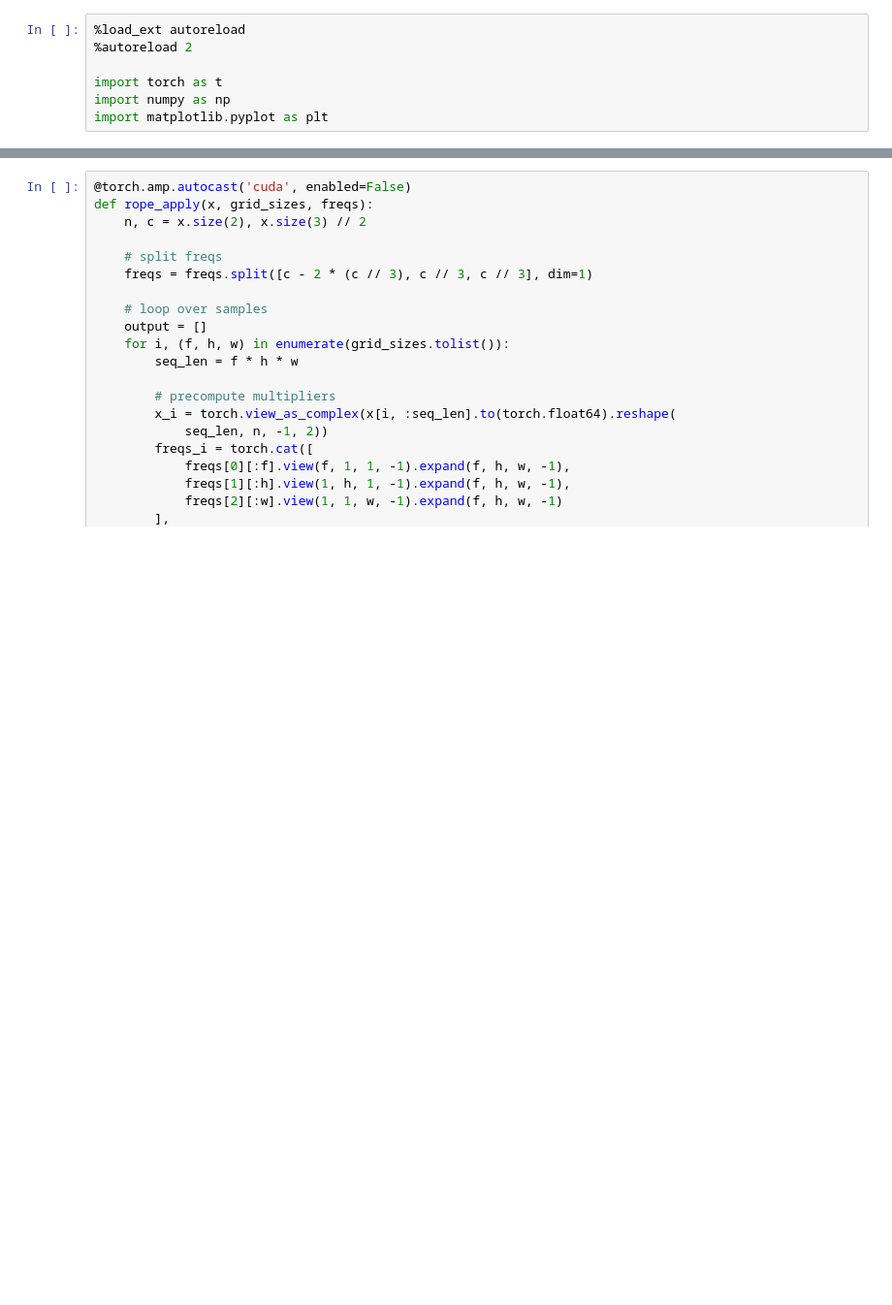
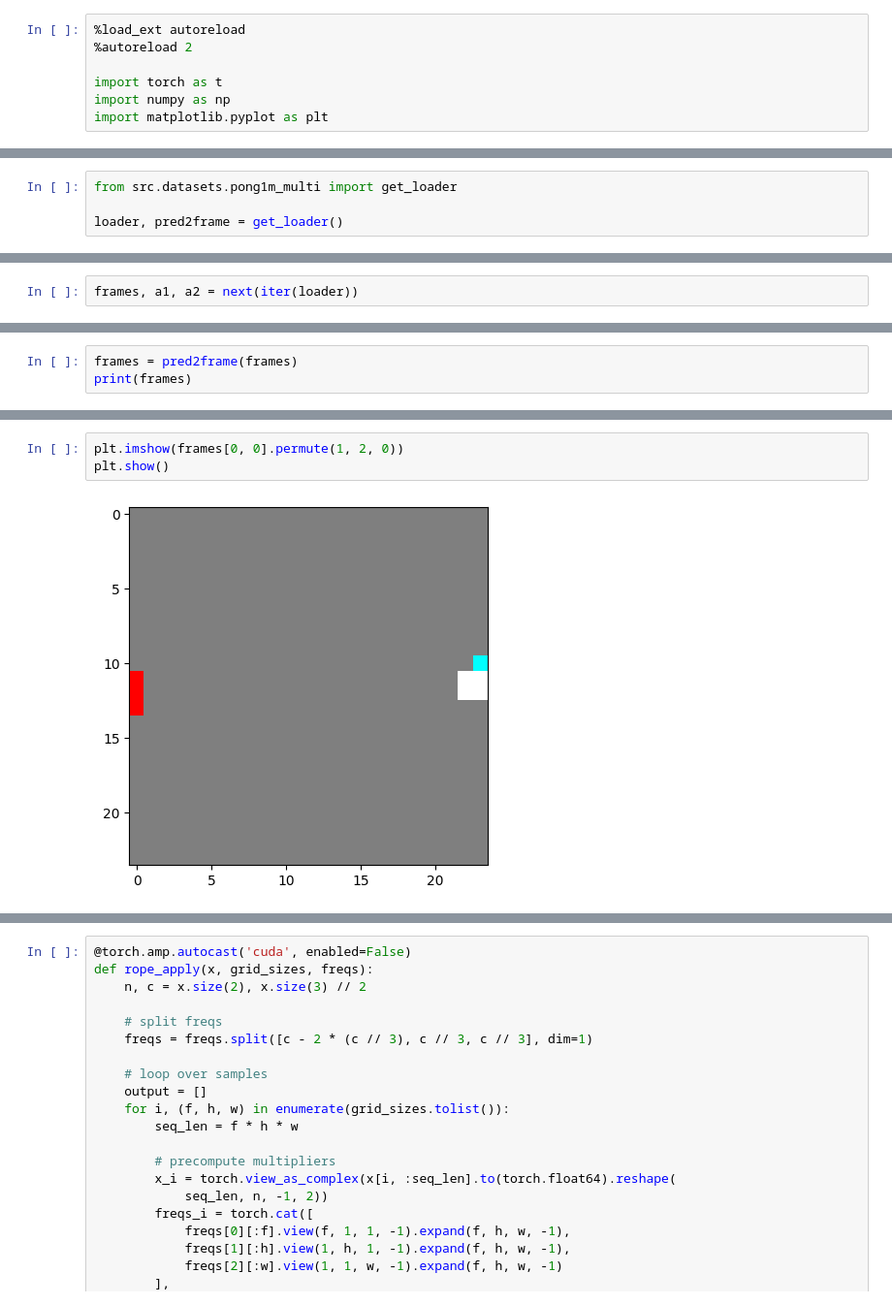
Before and after one commit to wendlerc/toy-wm, a Jupyter notebook: scratchpad.ipynb, the cells around one changed output, grey strips where cells are left out. Shown: that part at 97% size. Cells and saved outputs as stored; diff of their text form; blank space fills up the shorter version.

Commit message:
multi player data augmentation

```diff
--- a/scratchpad.ipynb
+++ b/scratchpad.ipynb
@@ -7,0 +19,4 @@ import matplotlib.pyplot as plt
+# %%
+from src.datasets.pong1m_multi import get_loader
+
+loader, pred2frame = get_loader()
@@ -7,0 +26,2 @@ import matplotlib.pyplot as plt
+# %%
+frames, a1, a2 = next(iter(loader))
@@ -7,0 +48,3 @@ import matplotlib.pyplot as plt
+# %%
+frames = pred2frame(frames)
+print(frames)
@@ -7,0 +69,5 @@ import matplotlib.pyplot as plt
+# %%
+plt.imshow(frames[0, 0].permute(1, 2, 0))
+plt.show()
+# %% [output]
+[figure, added]
```
Also changed, not shown: parts of 10 cells of this notebook, 5 other files.
